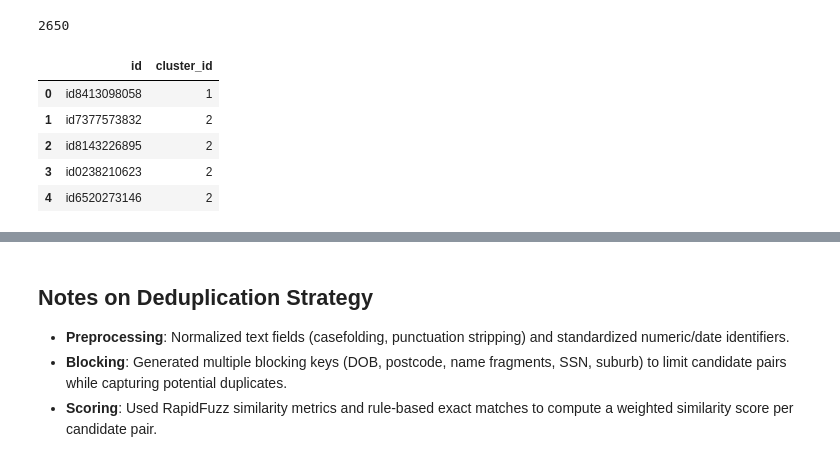
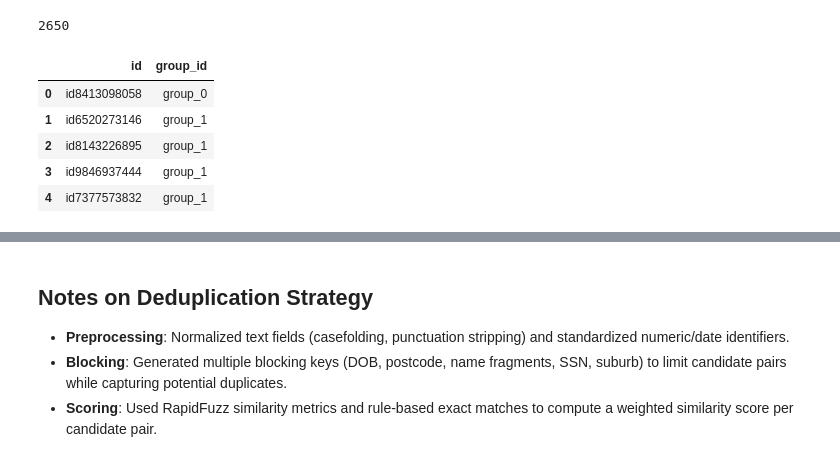
Before and after one commit to Yashpal-0/Deduplication-and-WebCrawling, a Jupyter notebook: dedup_deduplication.ipynb, the cells around one changed output, grey strips where cells are left out. Saved outputs shown, nothing was run; the diff lists cells and outputs as text; code cells hidden in the pictures.

```diff
--- a/dedup_deduplication.ipynb
+++ b/dedup_deduplication.ipynb
@@ -351,17 +351,18 @@ len(components)
 # %% [output]
 2650
 # %%
+# Create prediction format directly: id, group_id
 cluster_assignments = []
-for cluster_idx, component in enumerate(components, start=1):
+for cluster_idx, component in enumerate(components, start=0):
     for record_id in component:
-        cluster_assignments.append({"id": record_id, "cluster_id": cluster_idx})
+        cluster_assignments.append({"id": record_id, "group_id": f"group_{cluster_idx}"})
 
 clusters_df = pd.DataFrame(cluster_assignments)
 clusters_df.head()
 # %% [output]
-|  | id | cluster_id |
-| 0 | id8413098058 | 1 |
-| 1 | id7377573832 | 2 |
-| 2 | id8143226895 | 2 |
-| 3 | id0238210623 | 2 |
-| 4 | id6520273146 | 2 |
+|  | id | group_id |
+| 0 | id8413098058 | group_0 |
+| 1 | id6520273146 | group_1 |
+| 2 | id8143226895 | group_1 |
+| 3 | id9846937444 | group_1 |
+| 4 | id7377573832 | group_1 |
```
Also changed, not shown: parts of 9 cells of this notebook, 2 other files.
